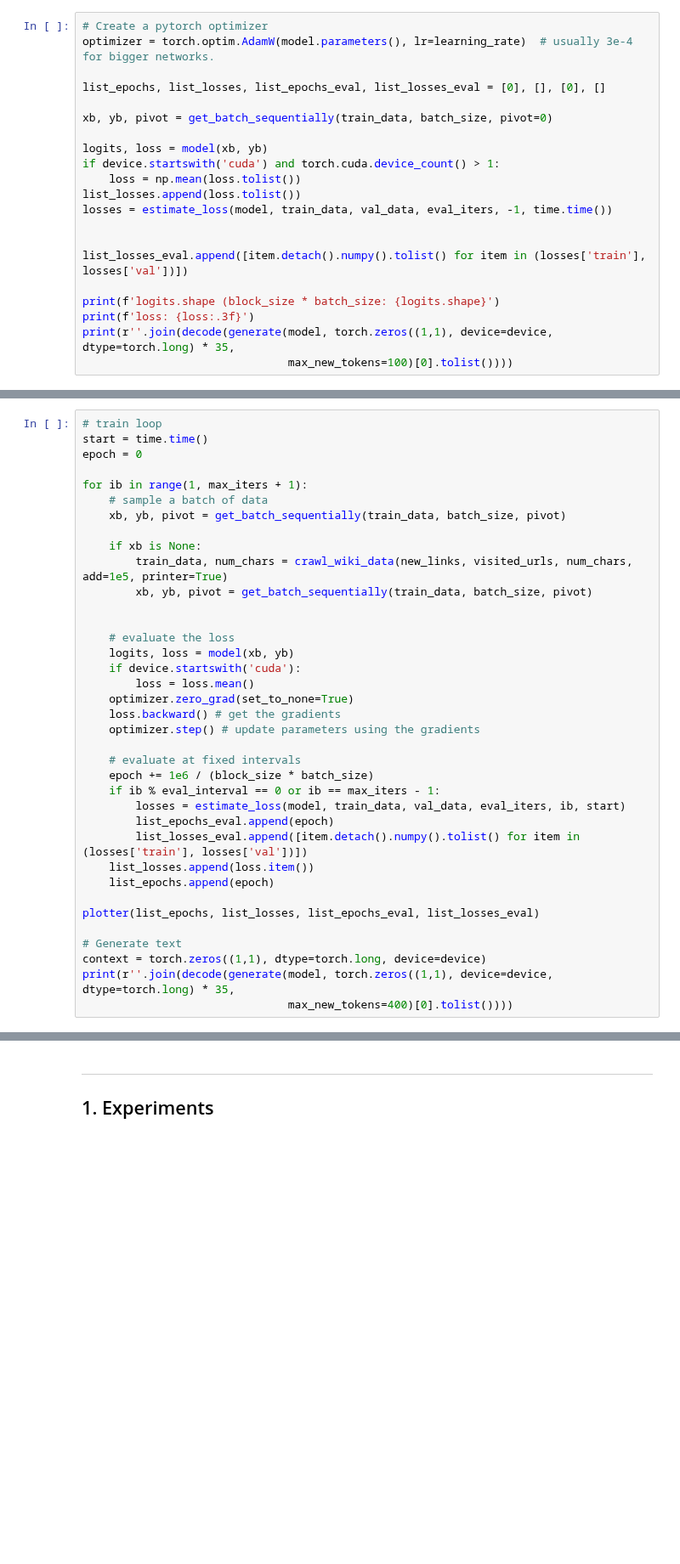
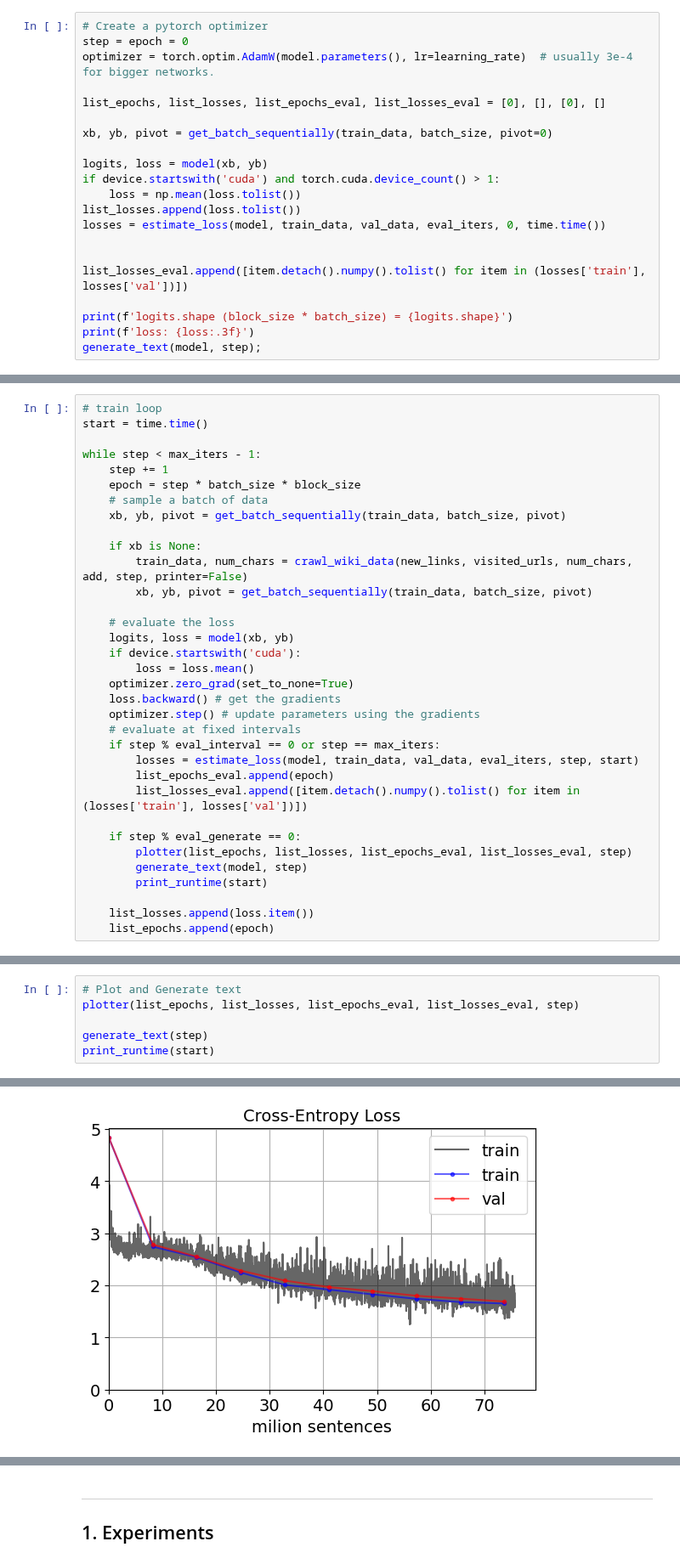
Before and after one commit to ozkansafak/decoder-llm, a Jupyter notebook: main.ipynb, the cells around one changed output, grey strips where cells are left out. Shown at 85% size. Drawn from its saved outputs; the diff is of its cells as text; blank space fills up the shorter version.

Commit message:
- Plots training loss and generates text while training      - In one hour of training generated text started to resemble English words.

```diff
--- a/main.ipynb
+++ b/main.ipynb
@@ -23,5 +35,6 @@ num_params: 34M
 # %%
 # Create a pytorch optimizer
+step = epoch = 0
 optimizer = torch.optim.AdamW(model.parameters(), lr=learning_rate)  # usually 3e-4 for bigger networks.
 
 list_epochs, list_losses, list_epochs_eval, list_losses_eval = [0], [], [0], []
@@ -32,13 +45,12 @@ logits, loss = model(xb, yb)
 if device.startswith('cuda') and torch.cuda.device_count() > 1:
     loss = np.mean(loss.tolist())
 list_losses.append(loss.tolist())
-losses = estimate_loss(model, train_data, val_data, eval_iters, -1, time.time())
+losses = estimate_loss(model, train_data, val_data, eval_iters, 0, time.time())
 
 
 list_losses_eval.append([item.detach().numpy().tolist() for item in (losses['train'], losses['val'])])
 
-print(f'logits.shape (block_size * batch_size: {logits.shape}')
+print(f'logits.shape (block_size * batch_size) = {logits.shape}')
 print(f'loss: {loss:.3f}')
-print(r''.join(decode(generate(model, torch.zeros((1,1), device=device, dtype=torch.long) * 35,
-                               max_new_tokens=100)[0].tolist())))
+generate_text(model, step);
 # %% [output]
@@ -49,16 +69,16 @@ loss: 4.844
 # %%
 # train loop
 start = time.time()
-epoch = 0
 
-for ib in range(1, max_iters + 1):
+while step < max_iters - 1:
+    step += 1
+    epoch = step * batch_size * block_size
     # sample a batch of data
     xb, yb, pivot = get_batch_sequentially(train_data, batch_size, pivot)
 
     if xb is None:
-        train_data, num_chars = crawl_wiki_data(new_links, visited_urls, num_chars, add=1e5, printer=True)
+        train_data, num_chars = crawl_wiki_data(new_links, visited_urls, num_chars, add, step, printer=False)
         xb, yb, pivot = get_batch_sequentially(train_data, batch_size, pivot)
-
 
     # evaluate the loss
     logits, loss = model(xb, yb)
@@ -67,19 +87,16 @@ for ib in range(1, max_iters + 1):
     optimizer.zero_grad(set_to_none=True)
     loss.backward() # get the gradients
     optimizer.step() # update parameters using the gradients
-
     # evaluate at fixed intervals
-    epoch += 1e6 / (block_size * batch_size)
-    if ib % eval_interval == 0 or ib == max_iters - 1:
-        losses = estimate_loss(model, train_data, val_data, eval_iters, ib, start)
+    if step % eval_interval == 0 or step == max_iters:
+        losses = estimate_loss(model, train_data, val_data, eval_iters, step, start)
         list_epochs_eval.append(epoch)
         list_losses_eval.append([item.detach().numpy().tolist() for item in (losses['train'], losses['val'])])
+
+    if step % eval_generate == 0:
+        plotter(list_epochs, list_losses, list_epochs_eval, list_losses_eval, step)
+        generate_text(model, step)
+        print_runtime(start)
+
     list_losses.append(loss.item())
     list_epochs.append(epoch)
-
-plotter(list_epochs, list_losses, list_epochs_eval, list_losses_eval)
-
-# Generate text
-context = torch.zeros((1,1), dtype=torch.long, device=device)
-print(r''.join(decode(generate(model, torch.zeros((1,1), device=device, dtype=torch.long) * 35,
-                               max_new_tokens=400)[0].tolist())))
@@ -103,0 +103,7 @@ Exiting crawl_wiki_data(): len(new_links): 12673  len(visited_urls):44   (...Run
+# %%
+# Plot and Generate text
+plotter(list_epochs, list_losses, list_epochs_eval, list_losses_eval, step)
+
+generate_text(step)
+print_runtime(start)
+# %% [output]
@@ -103,0 +116 @@ Exiting crawl_wiki_data(): len(new_links): 12673  len(visited_urls):44   (...Run
+[figure, added]
```
Also changed, not shown: parts of 5 cells of this notebook, 3 other files.
